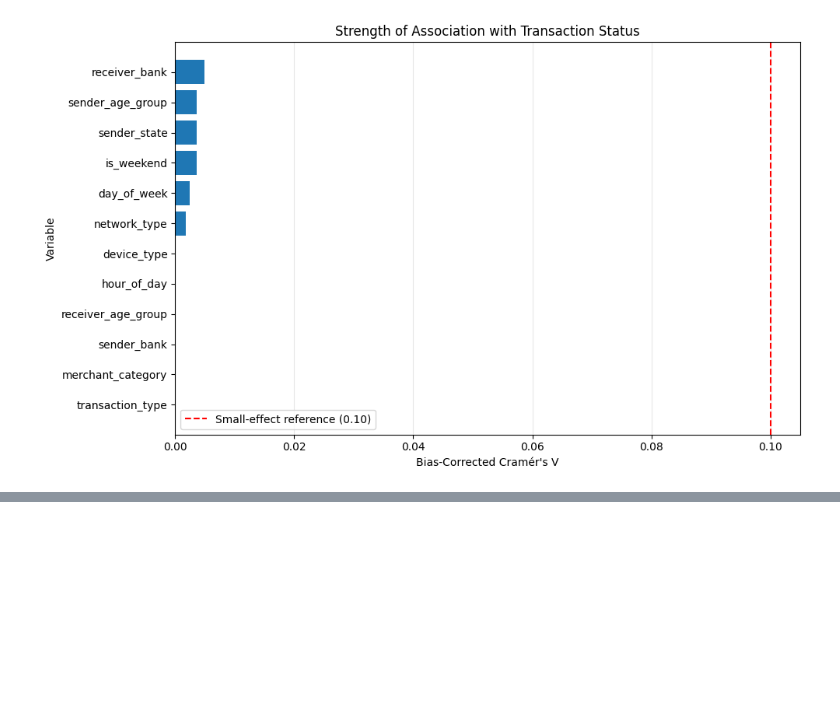
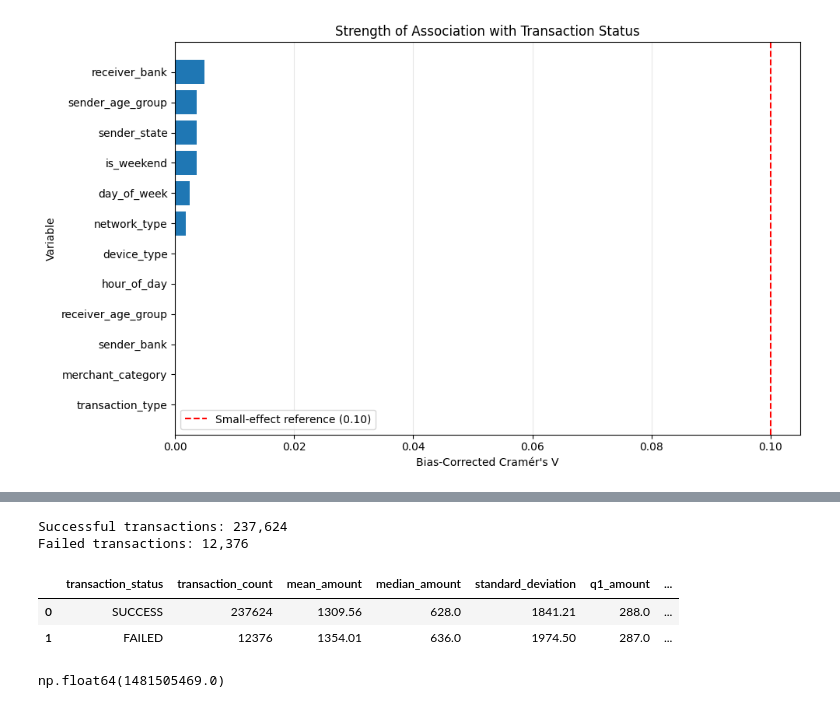
Before and after one commit to KaviyaVelmurugan/upi-transaction-intelligence-platform, a Jupyter notebook: notebooks/02_eda.ipynb, the cells around one changed output, grey strips where cells are left out. Saved outputs shown, nothing was run; the diff lists cells and outputs as text; code cells hidden in the pictures; blank space fills up the shorter version.

Commit message:
Transaction amt vs status analysis

```diff
--- a/notebooks/02_eda.ipynb
+++ b/notebooks/02_eda.ipynb
@@ -3795,0 +3802,73 @@ plt.show()
+# %%
+successful_amounts = (
+    df.loc[
+        df["transaction_status"] == "SUCCESS",
+        "amount_inr"
+    ]
+    .dropna()
+)
+
+failed_amounts = (
+    df.loc[
+        df["transaction_status"] == "FAILED",
+        "amount_inr"
+    ]
+    .dropna()
+)
+
+print(f"Successful transactions: {len(successful_amounts):,}")
+print(f"Failed transactions: {len(failed_amounts):,}")
+# %% [output]
+Successful transactions: 237,624
+Failed transactions: 12,376
+# %%
+amount_comparison = pd.DataFrame(
+    {
+        "transaction_status": [
+            "SUCCESS",
+            "FAILED"
+        ],
+        "transaction_count": [
+            len(successful_amounts),
+            len(failed_amounts)
+        ],
+        "mean_amount": [
+            successful_amounts.mean(),
+            failed_amounts.mean()
+        ],
+        "median_amount": [
+            successful_amounts.median(),
+            failed_amounts.median()
+        ],
+        "standard_deviation": [
+            successful_amounts.std(),
+            failed_amounts.std()
+        ],
+        "q1_amount": [
+            successful_amounts.quantile(0.25),
+            failed_amounts.quantile(0.25)
+        ],
+        "q3_amount": [
+            successful_amounts.quantile(0.75),
+            failed_amounts.quantile(0.75)
+        ]
+    }
+)
+
+amount_comparison.round(2)
+# %% [output]
+|  | transaction_status | transaction_count | mean_amount | median_amount | standard_deviation | q1_amount | ... |
+| 0 | SUCCESS | 237624 | 1309.56 | 628.0 | 1841.21 | 288.0 | ... |
+| 1 | FAILED | 12376 | 1354.01 | 636.0 | 1974.50 | 287.0 | ... |
+# %%
+from scipy.stats import mannwhitneyu
+
+mann_whitney_u, amount_p_value = mannwhitneyu(
+    failed_amounts,
+    successful_amounts,
+    alternative="two-sided"
+)
+
+mann_whitney_u
+# %% [output]
+np.float64(1481505469.0)
```
Also changed, not shown: parts of 3 cells of this notebook, 1 other file.
